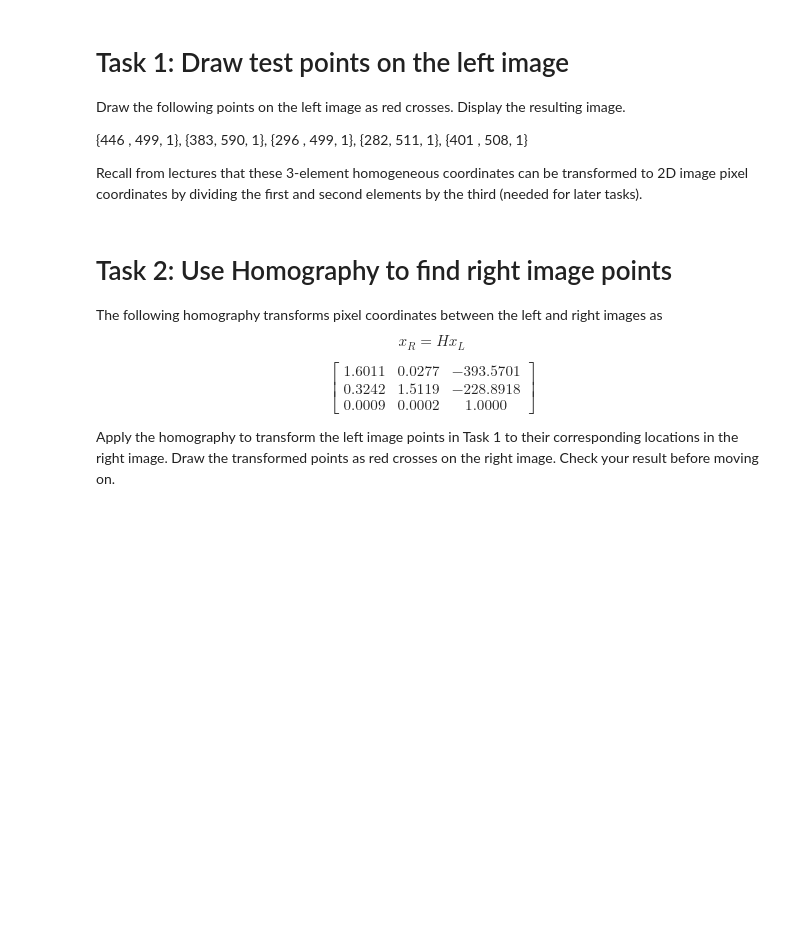
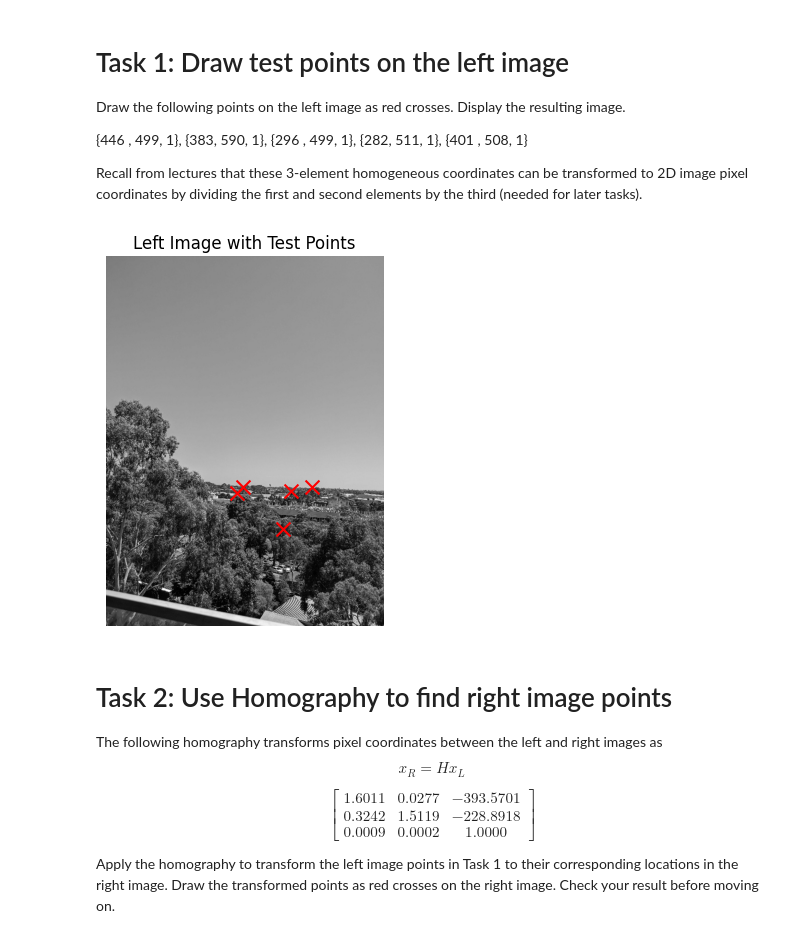
Before and after one commit to jjetxu/ECE4076, a Jupyter notebook: labs/lab2/Student pack/Lab2_student_template.ipynb, the cells around one changed output. Saved outputs shown, nothing was run; the diff lists cells and outputs as text; code cells hidden in the pictures; blank space fills up the shorter version.

Commit message:
Complete Task 1
Complete Task 1 by adding code to load and display image and add given red crosses. Also add helper function to convert 3-element homogenous coordinates to 2D image pixel coordinates.

```diff
--- a/labs/lab2/Student pack/Lab2_student_template.ipynb
+++ b/labs/lab2/Student pack/Lab2_student_template.ipynb
@@ -52,3 +46,26 @@ Recall from lectures that these 3-element homogeneous coordinates can be transfo
+# %%
+# Write your code here
+pathToLeftImg = "left.jpg"
+
+leftImg = cv2.imread(pathToLeftImg)
+
+leftImg = cv2.cvtColor(leftImg,cv2.COLOR_BGR2RGB)
+
+redCrosses = [[446,499,1],[383,590,1],[296,499,1],[282,511,1],[401,508,1]]
+
+def threeElement_to_2D(coords):
+    return [coords[0]/coords[2],coords[1]/coords[2]]
+# %%
+# Show results here
+
+plt.imshow(leftImg)
+for (x,y) in [threeElement_to_2D(x) for x in redCrosses]:
+    plt.scatter(x, y, color='red', marker='x', s=100)
+plt.title("Left Image with Test Points")
+plt.axis('off')
+plt.show()
+# %% [output]
+[figure, added]
 # %% [markdown]
 # Task 2: Use Homography to find right image points
 
```
Also changed, not shown: parts of 3 cells of this notebook.
